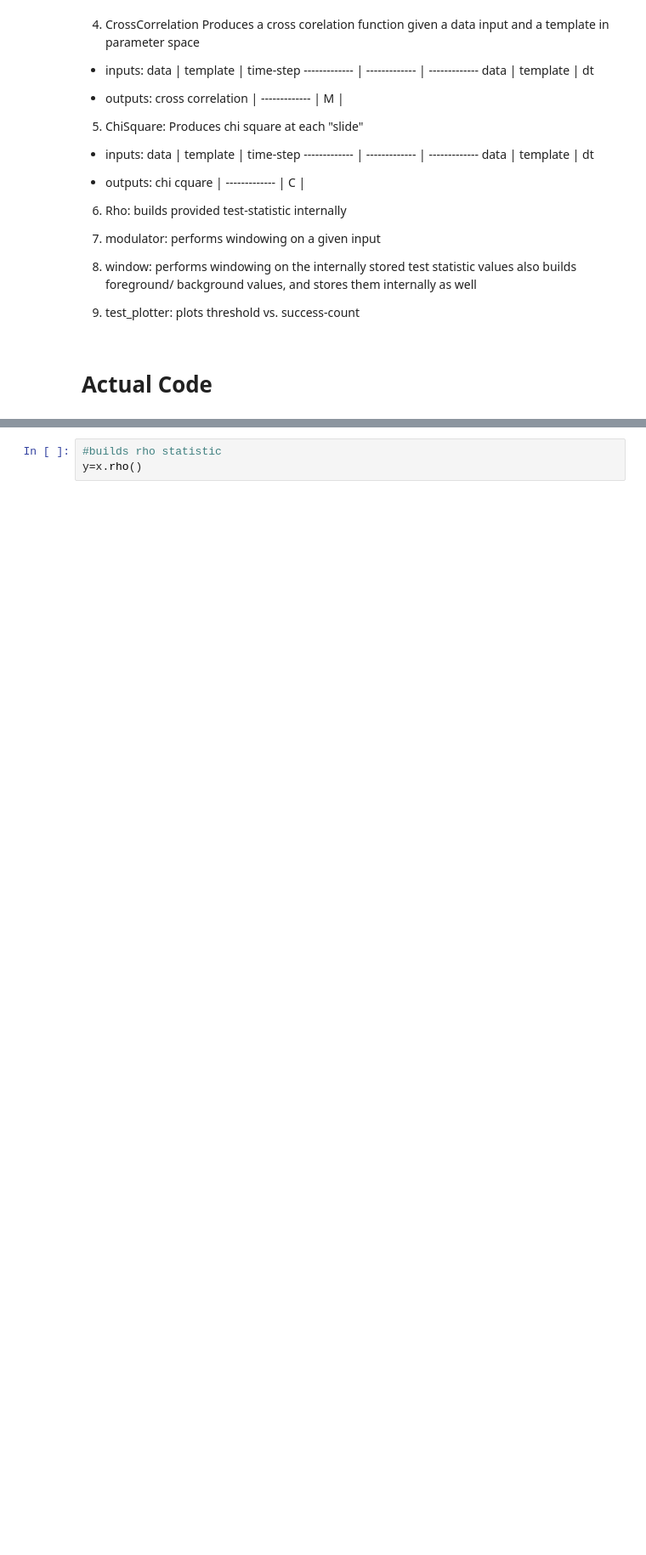
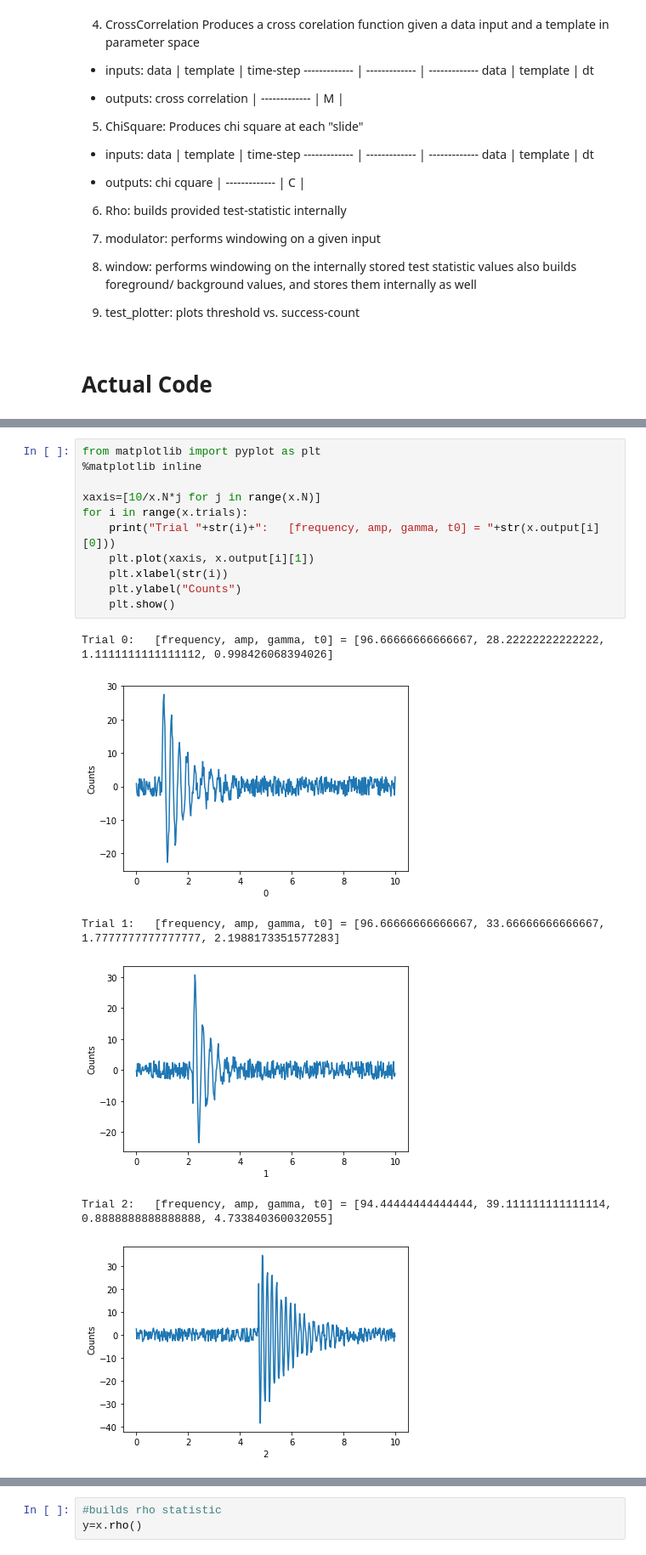
Before and after one commit to mickbrawler/Waveforms, a Jupyter notebook: OnSource_part_1.ipynb, the cells around one changed output, grey strips where cells are left out. Shown at 85% size. Cells and saved outputs as stored; diff of their text form; blank space fills up the shorter version.

```diff
--- a/OnSource_part_1.ipynb
+++ b/OnSource_part_1.ipynb
@@ -465,0 +459,18 @@ starting data/template loop...
+# %%
+from matplotlib import pyplot as plt
+%matplotlib inline
+
+xaxis=[10/x.N*j for j in range(x.N)]
+for i in range(x.trials):
+    print("Trial "+str(i)+":   [frequency, amp, gamma, t0] = "+str(x.output[i][0]))
+    plt.plot(xaxis, x.output[i][1])
+    plt.xlabel(str(i))
+    plt.ylabel("Counts")
+    plt.show()
+# %% [output]
+Trial 0:   [frequency, amp, gamma, t0] = [96.66666666666667, 28.22222222222222, 1.1111111111111112, 0.998426068394026]
+[figure, added]
+Trial 1:   [frequency, amp, gamma, t0] = [96.66666666666667, 33.66666666666667, 1.7777777777777777, 2.1988173351577283]
+[figure, added]
+Trial 2:   [frequency, amp, gamma, t0] = [94.44444444444444, 39.111111111111114, 0.8888888888888888, 4.733840360032055]
+[figure, added]
```
Also changed, not shown: parts of 14 cells of this notebook.
